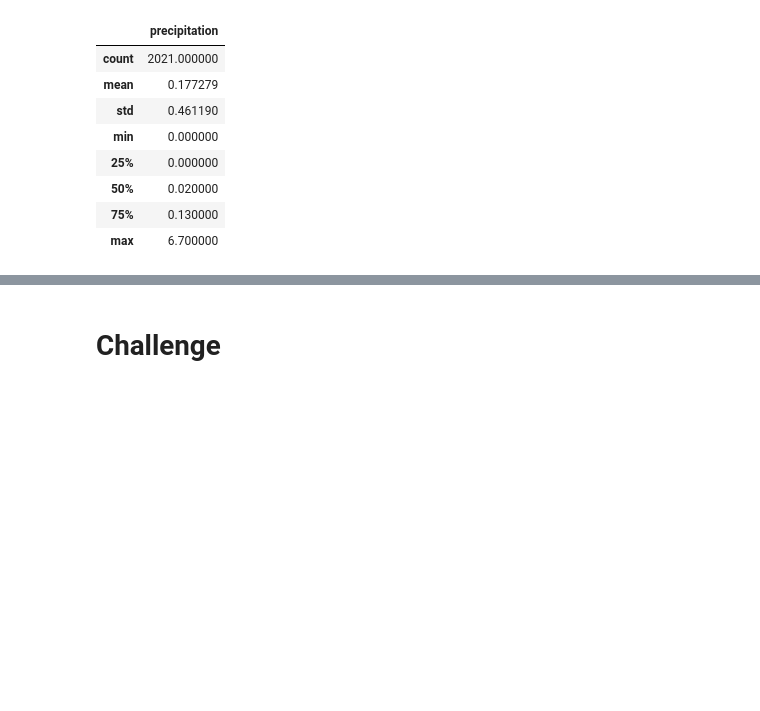
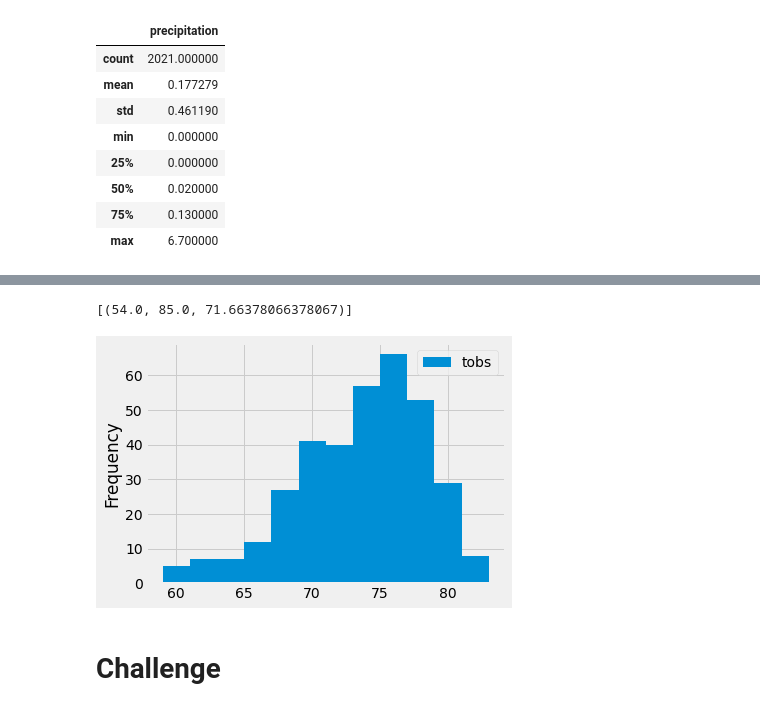
Before and after one commit to rghosh23/UCB-Mod9-Surfs-Up, a Jupyter notebook: climate_analysis.ipynb, the cells around one changed output, grey strips where cells are left out. Cells and saved outputs as stored; diff of their text form; code cells hidden in the pictures; blank space fills up the shorter version.

```diff
--- a/climate_analysis.ipynb
+++ b/climate_analysis.ipynb
@@ -104,9 +124,29 @@ df.describe()
 # %%
 # Using the station id from the previous query, calculate the lowest temperature recorded,
 # highest temperature recorded, and average temperature most active station?
+session.query()
+session.query(func.min(Measurement.tobs), func.max(Measurement.tobs), func.avg(Measurement.tobs)).\
+filter(Measurement.station == 'USC00519281').all()
+# %% [output]
+[(54.0, 85.0, 71.66378066378067)]
 # %%
 # Choose the station with the highest number of temperature observations.
 # Query the last 12 months of temperature observation data for this station and plot the results as a histogram
+#session.query(Measurement.tobs)
+#after adding filter
+results = session.query(Measurement.tobs).\
+filter(Measurement.station == 'USC00519281').\
+filter(Measurement.date >= prev_year).all()
+#print(results)
+#convert to df to make it more readable
+df = pd.DataFrame(results, columns=['tobs'])
+#print(df)
+#plot data
+df.plot.hist(bins=12)
+#compress the x-axis labels so that they fit
+plt.tight_layout()
+# %% [output]
+[figure, added]
 # %%
 # Write a function called `calc_temps` that will accept start date and end date in the format '%Y-%m-%d'
 # and return the minimum, average, and maximum temperatures for that range of dates
```
Also changed, not shown: parts of 3 cells of this notebook.
